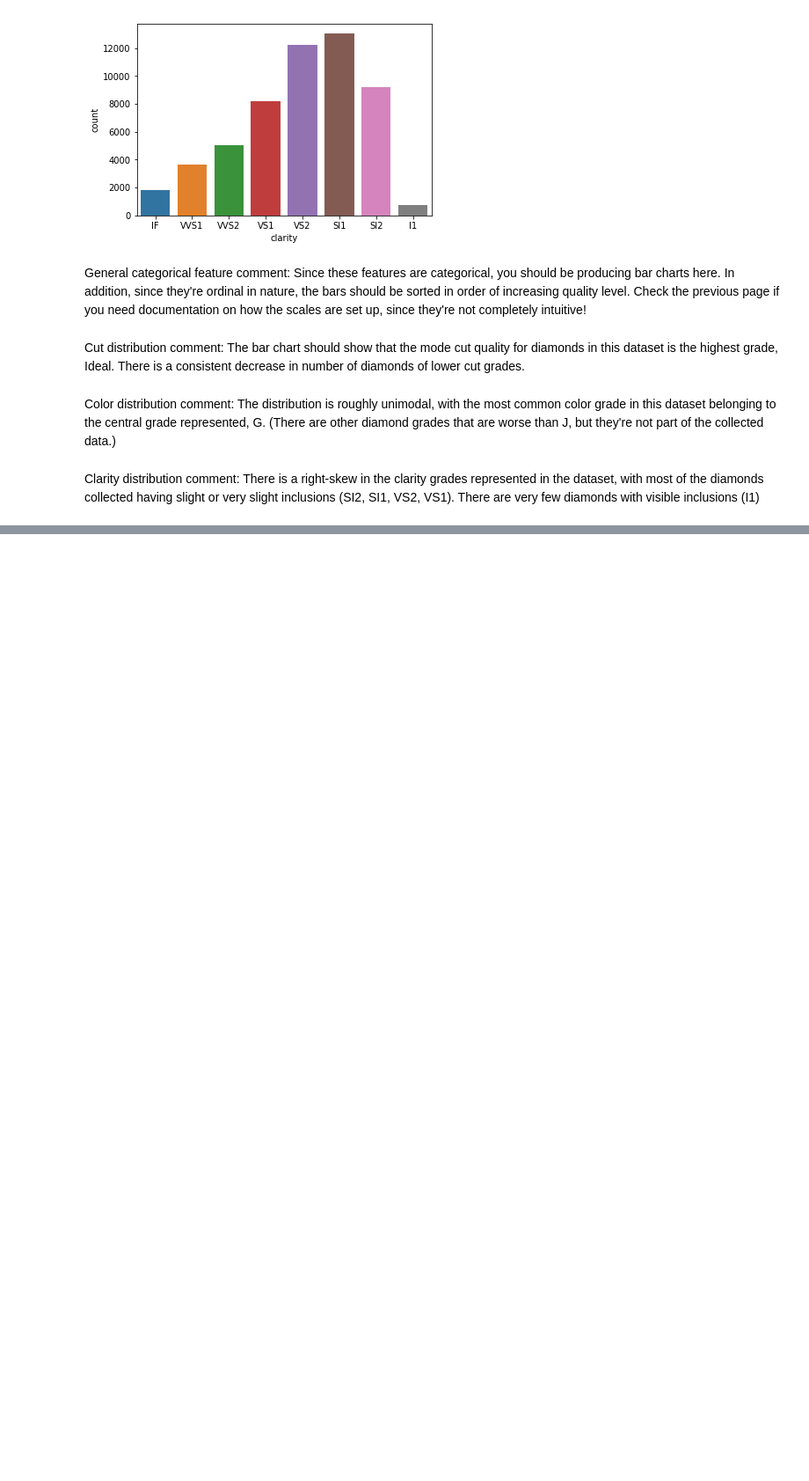
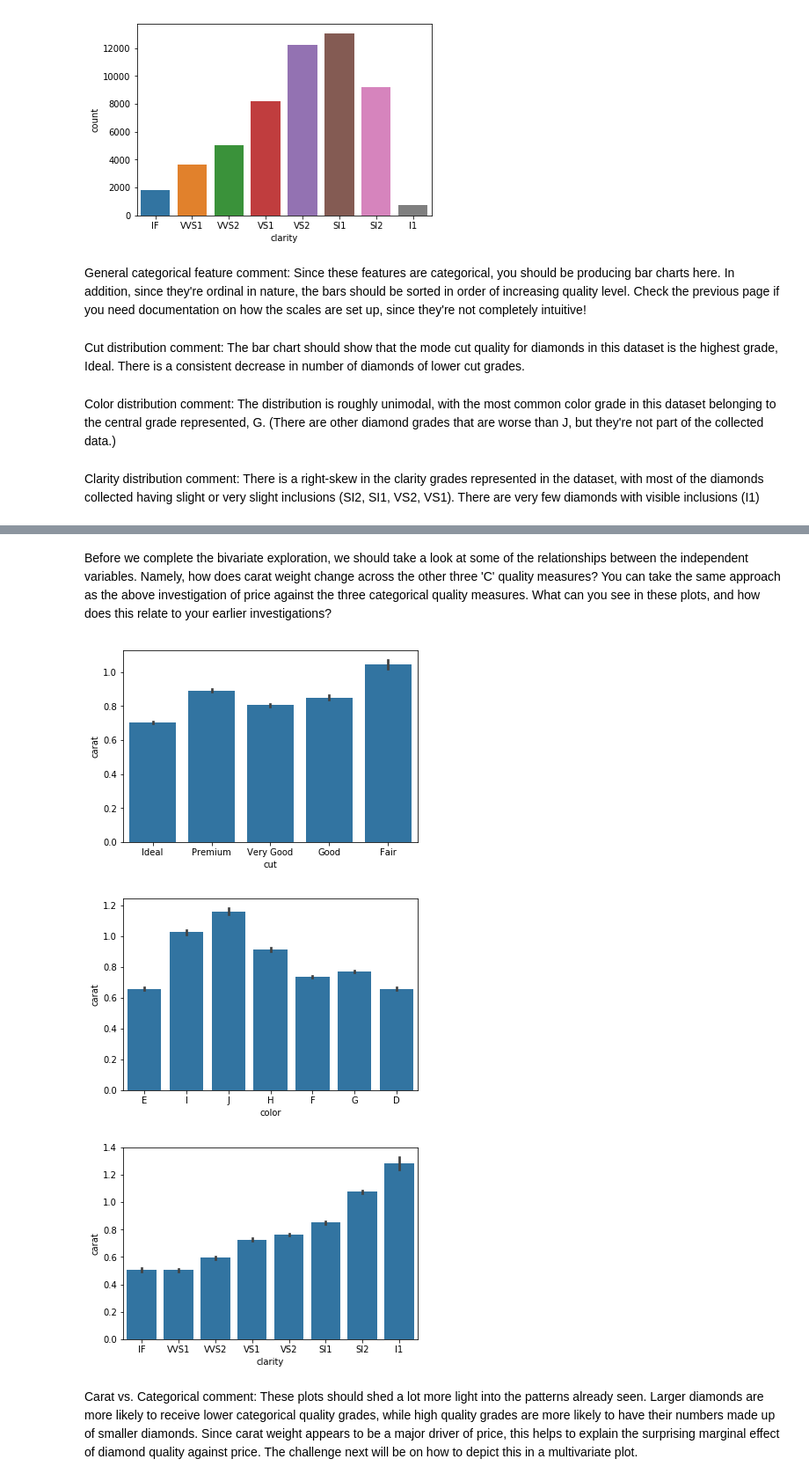
Before and after one commit to ArushiC/Diamond-Dataset-Assessment, a Jupyter notebook: Diamond Data Exploration and Visualization.ipynb, the cells around one changed output, grey strips where cells are left out. Shown at 88% size. Saved outputs shown, nothing was run; the diff lists cells and outputs as text; code cells hidden in the pictures; blank space fills up the shorter version.

```diff
--- a/Diamond Data Exploration and Visualization.ipynb
+++ b/Diamond Data Exploration and Visualization.ipynb
@@ -117,0 +142,14 @@ Clarity distribution comment: There is a right-skew in the clarity grades repres
+# %% [markdown]
+Before we complete the bivariate exploration, we should take a look at some of the relationships between the independent variables. Namely, how does carat weight change across the other three 'C' quality measures? You can take the same approach as the above investigation of price against the three categorical quality measures. What can you see in these plots, and how does this relate to your earlier investigations?
+# %%
+# bivariate plots of carat vs. cut, color, clarity
+base_color=sb.color_palette()[0];
+for c in ['cut', 'color', 'clarity']:
+    sb.barplot(data=diamonds, x=c, y='carat', color=base_color);
+    plt.show()
+# %% [output]
+[figure, added]
+[figure, added]
+[figure, added]
+# %% [markdown]
+Carat vs. Categorical comment: These plots should shed a lot more light into the patterns already seen. Larger diamonds are more likely to receive lower categorical quality grades, while high quality grades are more likely to have their numbers made up of smaller diamonds. Since carat weight appears to be a major driver of price, this helps to explain the surprising marginal effect of diamond quality against price. The challenge next will be on how to depict this in a multivariate plot.</span>
```
Also changed, not shown: parts of 8 cells of this notebook.
